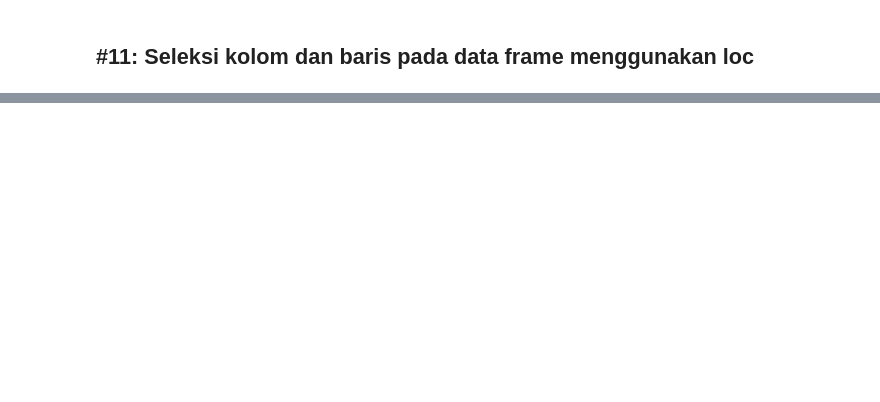
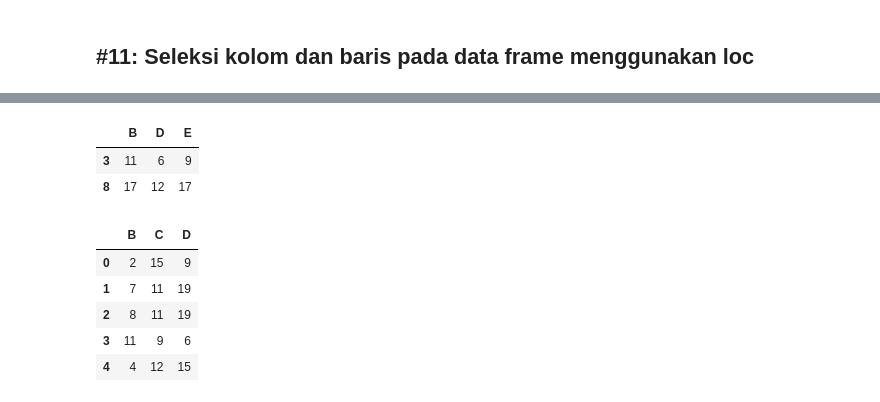
Before and after one commit to yap23/belajar_python, a Jupyter notebook: Belajar Pandas.ipynb, the cells around one changed output, grey strips where cells are left out. Saved outputs shown, nothing was run; the diff lists cells and outputs as text; code cells hidden in the pictures; blank space fills up the shorter version.

```diff
--- a/Belajar Pandas.ipynb
+++ b/Belajar Pandas.ipynb
@@ -586,0 +588,17 @@ df.loc[[0,3,4],['B','E']] #bagian pertama untuk baris, bagian kedua untuk kolom
+# %%
+# Seleksi baris dengan kondisi
+df.loc[df['B']>10,['B','D','E']]
+# %% [output]
+|  | B | D | E |
+| 3 | 11 | 6 | 9 |
+| 8 | 17 | 12 | 17 |
+# %%
+# Slicing data frame dengan loc
+df.loc[0:4, 'B':'D'] #slicing pada loc dataframe start dan End index sifatnya inclusif artinya angka tersebut di turut sertakan | Slicing list hanya start index say inclusive
+# %% [output]
+|  | B | C | D |
+| 0 | 2 | 15 | 9 |
+| 1 | 7 | 11 | 19 |
+| 2 | 8 | 11 | 19 |
+| 3 | 11 | 9 | 6 |
+| 4 | 4 | 12 | 15 |
```
Also changed, not shown: parts of 35 cells of this notebook.
